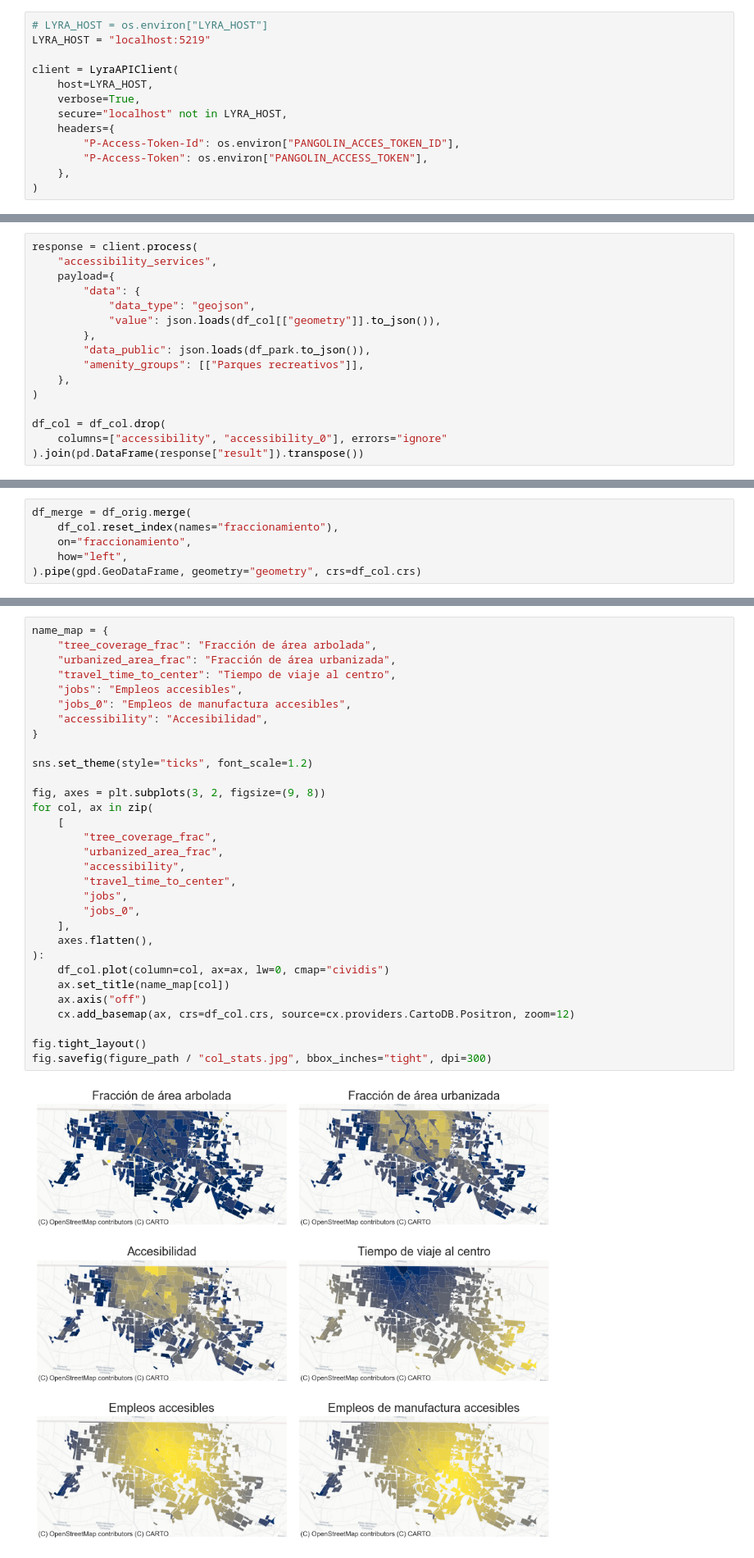
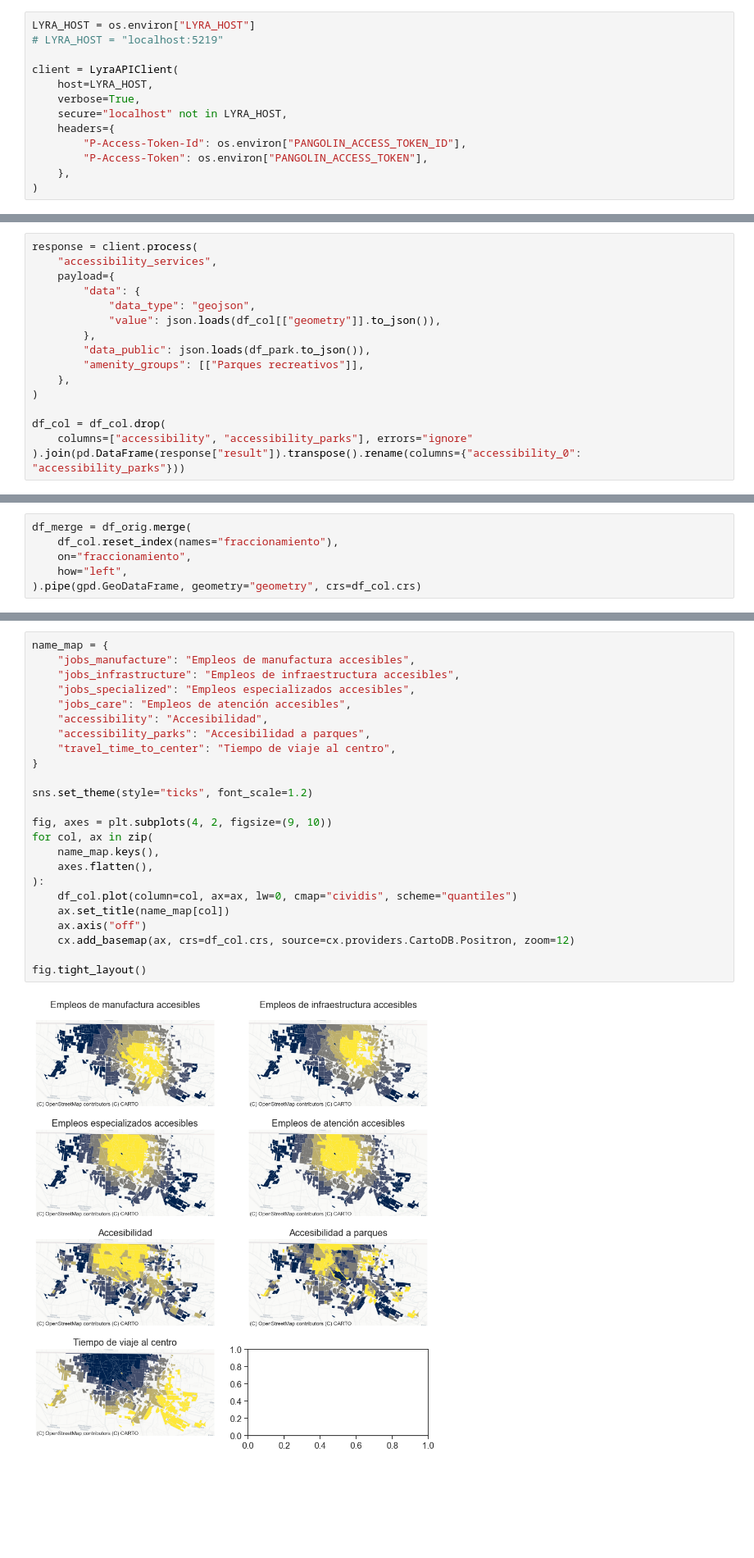
Before and after one commit to RodolfoFigueroa/housing_choice, a Jupyter notebook: 05_col_stats.ipynb, the cells around one changed output, grey strips where cells are left out. Shown at 82% size. Drawn from its saved outputs; the diff is of its cells as text; blank space fills up the shorter version.

```diff
--- a/05_col_stats.ipynb
+++ b/05_col_stats.ipynb
@@ -20,15 +20,15 @@ engine = sqlalchemy.create_engine(
     f"postgresql+psycopg2://{os.environ['POSTGRES_USER']}:{os.environ['POSTGRES_PASSWORD']}@{os.environ['POSTGRES_HOST']}:{os.environ['POSTGRES_PORT']}/{os.environ['POSTGRES_DB']}",
 )
 # %%
-# LYRA_HOST = os.environ["LYRA_HOST"]
-LYRA_HOST = "localhost:5219"
+LYRA_HOST = os.environ["LYRA_HOST"]
+# LYRA_HOST = "localhost:5219"
 
 client = LyraAPIClient(
     host=LYRA_HOST,
     verbose=True,
     secure="localhost" not in LYRA_HOST,
     headers={
-        "P-Access-Token-Id": os.environ["PANGOLIN_ACCES_TOKEN_ID"],
+        "P-Access-Token-Id": os.environ["PANGOLIN_ACCESS_TOKEN_ID"],
         "P-Access-Token": os.environ["PANGOLIN_ACCESS_TOKEN"],
     },
 )
@@ -222,7 +222,7 @@ response = client.process(
 )
 
 df_col = df_col.drop(
-    columns=["accessibility", "accessibility_0"], errors="ignore"
-).join(pd.DataFrame(response["result"]).transpose())
+    columns=["accessibility", "accessibility_parks"], errors="ignore"
+).join(pd.DataFrame(response["result"]).transpose().rename(columns={"accessibility_0": "accessibility_parks"}))
 # %% [output]
 Submitting processing request...
@@ -341,37 +324,30 @@ FileNotFoundError: [Errno 2] No such file or directory: 'figures\\inmobiliarias.
 [figure]
 # %%
 name_map = {
-    "tree_coverage_frac": "Fracción de área arbolada",
-    "urbanized_area_frac": "Fracción de área urbanizada",
+    "jobs_manufacture": "Empleos de manufactura accesibles",
+    "jobs_infrastructure": "Empleos de infraestructura accesibles",
+    "jobs_specialized": "Empleos especializados accesibles",
+    "jobs_care": "Empleos de atención accesibles",
+    "accessibility": "Accesibilidad",
+    "accessibility_parks": "Accesibilidad a parques",
     "travel_time_to_center": "Tiempo de viaje al centro",
-    "jobs": "Empleos accesibles",
-    "jobs_0": "Empleos de manufactura accesibles",
-    "accessibility": "Accesibilidad",
 }
 
 sns.set_theme(style="ticks", font_scale=1.2)
 
-fig, axes = plt.subplots(3, 2, figsize=(9, 8))
+fig, axes = plt.subplots(4, 2, figsize=(9, 10))
 for col, ax in zip(
-    [
-        "tree_coverage_frac",
-        "urbanized_area_frac",
-        "accessibility",
-        "travel_time_to_center",
-        "jobs",
-        "jobs_0",
-    ],
+    name_map.keys(),
     axes.flatten(),
 ):
-    df_col.plot(column=col, ax=ax, lw=0, cmap="cividis")
+    df_col.plot(column=col, ax=ax, lw=0, cmap="cividis", scheme="quantiles")
     ax.set_title(name_map[col])
     ax.axis("off")
     cx.add_basemap(ax, crs=df_col.crs, source=cx.providers.CartoDB.Positron, zoom=12)
 
 fig.tight_layout()
-fig.savefig(figure_path / "col_stats.jpg", bbox_inches="tight", dpi=300)
 # %% [output]
-[figure, old version]
+[figure, new version]
 # %%
 fig, ax = plt.subplots(figsize=(10, 6))
 sns.barplot(
```
Also changed, not shown: parts of 5 cells of this notebook, 3 other files.
